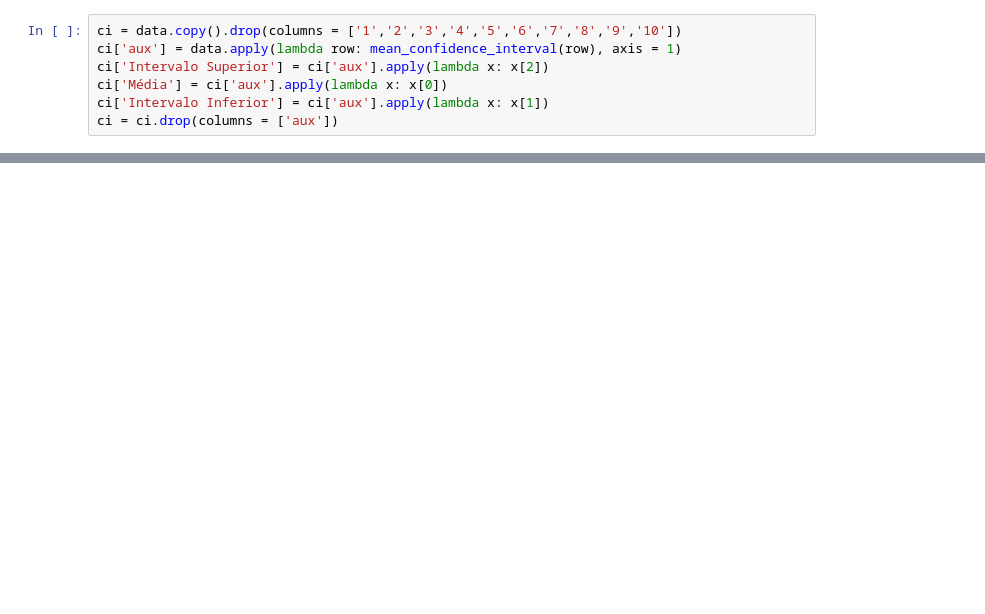
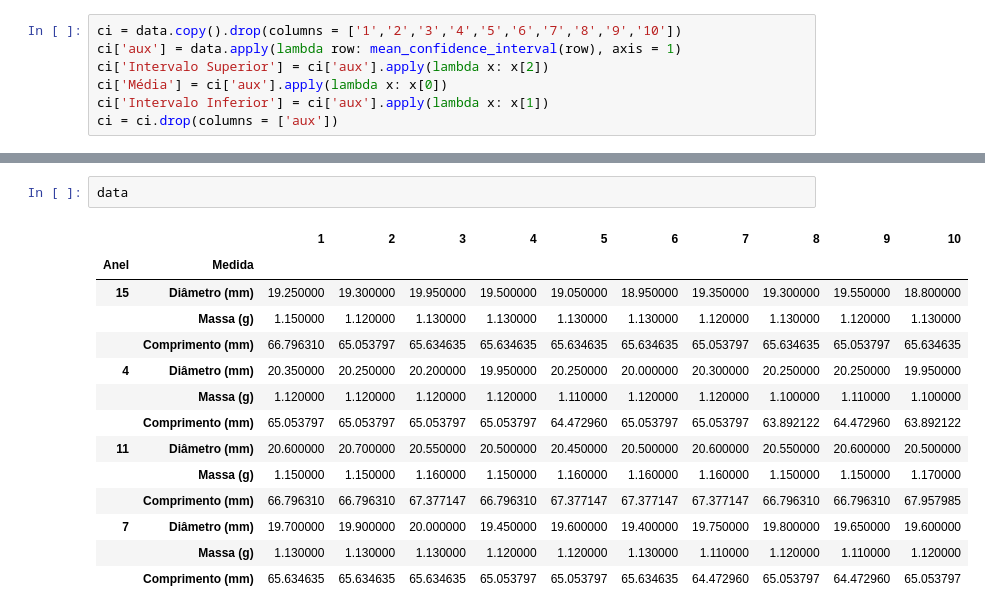
Before and after one commit to LucasHattoriCosta/Poli, a Jupyter notebook: Qualidade/E4/E4.ipynb, the cells around one changed output, grey strips where cells are left out. Drawn from its saved outputs; the diff is of its cells as text; blank space fills up the shorter version.

```diff
--- a/Qualidade/E4/E4.ipynb
+++ b/Qualidade/E4/E4.ipynb
@@ -121,0 +105,17 @@ ci
+# %%
+data
+# %% [output]
+|  |  | 1 | 2 | 3 | 4 | 5 | 6 | 7 | 8 | 9 | 10 |
+| Anel | Medida |  |  |  |  |  |  |  |  |  |  |
+| 15 | Diâmetro (mm) | 19.250000 | 19.300000 | 19.950000 | 19.500000 | 19.050000 | 18.950000 | 19.350000 | 19.300000 | 19.550000 | 18.800000 |
+|  | Massa (g) | 1.150000 | 1.120000 | 1.130000 | 1.130000 | 1.130000 | 1.130000 | 1.120000 | 1.130000 | 1.120000 | 1.130000 |
+|  | Comprimento (mm) | 66.796310 | 65.053797 | 65.634635 | 65.634635 | 65.634635 | 65.634635 | 65.053797 | 65.634635 | 65.053797 | 65.634635 |
+| 4 | Diâmetro (mm) | 20.350000 | 20.250000 | 20.200000 | 19.950000 | 20.250000 | 20.000000 | 20.300000 | 20.250000 | 20.250000 | 19.950000 |
+|  | Massa (g) | 1.120000 | 1.120000 | 1.120000 | 1.120000 | 1.110000 | 1.120000 | 1.120000 | 1.100000 | 1.110000 | 1.100000 |
+|  | Comprimento (mm) | 65.053797 | 65.053797 | 65.053797 | 65.053797 | 64.472960 | 65.053797 | 65.053797 | 63.892122 | 64.472960 | 63.892122 |
+| 11 | Diâmetro (mm) | 20.600000 | 20.700000 | 20.550000 | 20.500000 | 20.450000 | 20.500000 | 20.600000 | 20.550000 | 20.600000 | 20.500000 |
+|  | Massa (g) | 1.150000 | 1.150000 | 1.160000 | 1.150000 | 1.160000 | 1.160000 | 1.160000 | 1.150000 | 1.150000 | 1.170000 |
+|  | Comprimento (mm) | 66.796310 | 66.796310 | 67.377147 | 66.796310 | 67.377147 | 67.377147 | 67.377147 | 66.796310 | 66.796310 | 67.957985 |
+| 7 | Diâmetro (mm) | 19.700000 | 19.900000 | 20.000000 | 19.450000 | 19.600000 | 19.400000 | 19.750000 | 19.800000 | 19.650000 | 19.600000 |
+|  | Massa (g) | 1.130000 | 1.130000 | 1.130000 | 1.120000 | 1.120000 | 1.130000 | 1.110000 | 1.120000 | 1.110000 | 1.120000 |
+|  | Comprimento (mm) | 65.634635 | 65.634635 | 65.634635 | 65.053797 | 65.053797 | 65.634635 | 64.472960 | 65.053797 | 64.472960 | 65.053797 |
```
Also changed, not shown: parts of 7 cells of this notebook, 27 other files.
